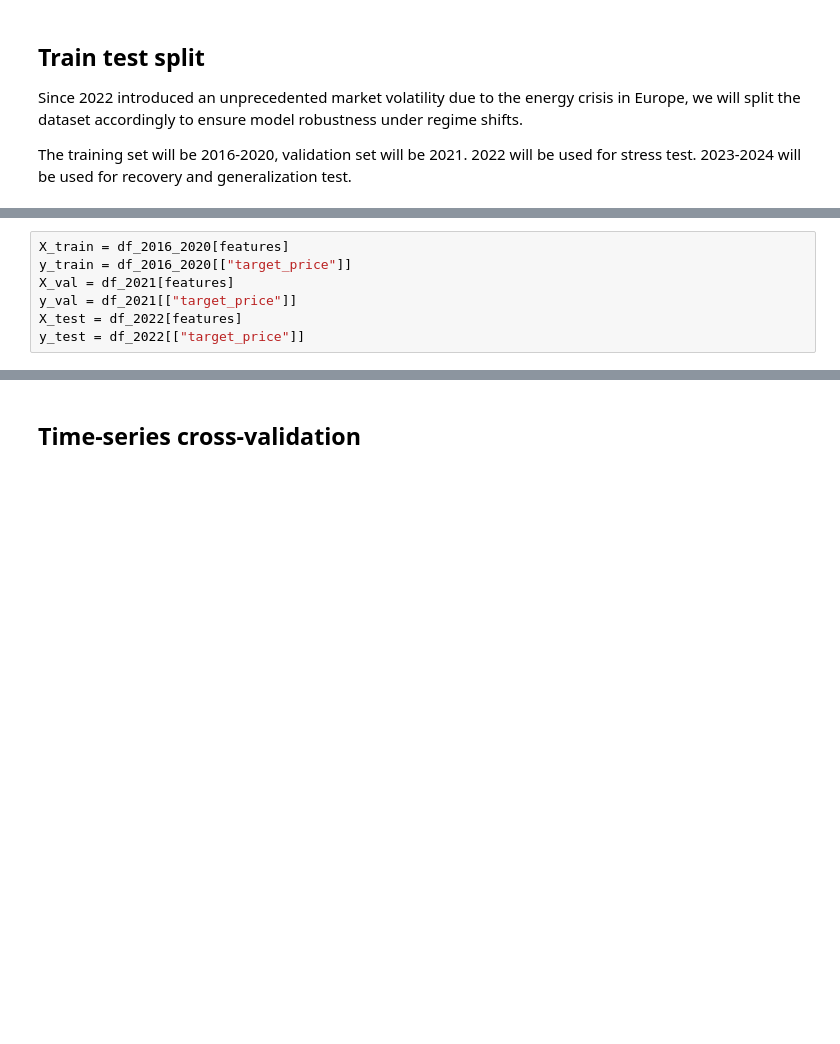
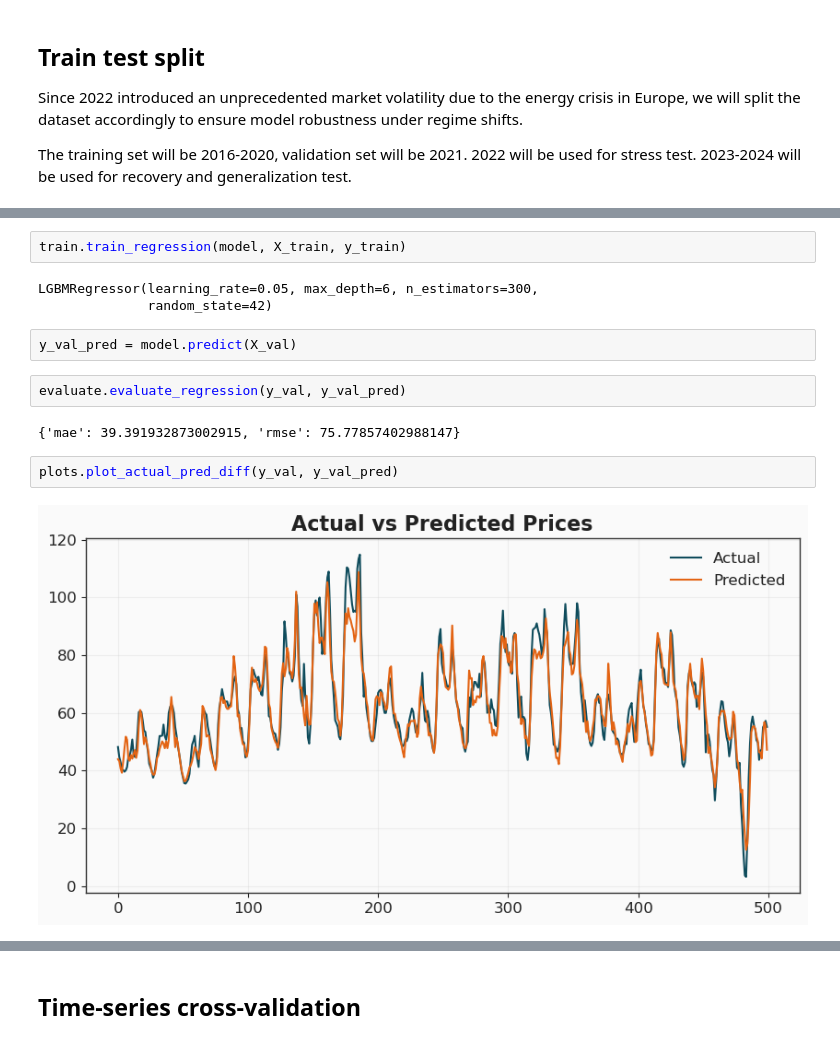
Before and after one commit to LisaBianConti/electricity-price-forecasting, a Jupyter notebook: notebooks/05_modelling.ipynb, the cells around one changed output, grey strips where cells are left out. Cells and saved outputs as stored; diff of their text form; blank space fills up the shorter version.

```diff
--- a/notebooks/05_modelling.ipynb
+++ b/notebooks/05_modelling.ipynb
@@ -172,7 +181,0 @@ df_2023_2024 = df[(df.index.year >= 2023) & (df.index.year <= 2024)]
-# %%
-X_train = df_2016_2020[features]
-y_train = df_2016_2020[["target_price"]]
-X_val = df_2021[features]
-y_val = df_2021[["target_price"]]
-X_test = df_2022[features]
-y_test = df_2022[["target_price"]]
@@ -178,0 +205,15 @@ y_test = df_2022[["target_price"]]
+# %%
+train.train_regression(model, X_train, y_train)
+# %% [output]
+LGBMRegressor(learning_rate=0.05, max_depth=6, n_estimators=300,
+              random_state=42)
+# %%
+y_val_pred = model.predict(X_val)
+# %%
+evaluate.evaluate_regression(y_val, y_val_pred)
+# %% [output]
+{'mae': 39.391932873002915, 'rmse': 75.77857402988147}
+# %%
+plots.plot_actual_pred_diff(y_val, y_val_pred)
+# %% [output]
+[figure, added]
```
Also changed, not shown: parts of 40 cells of this notebook, 5 other files.
